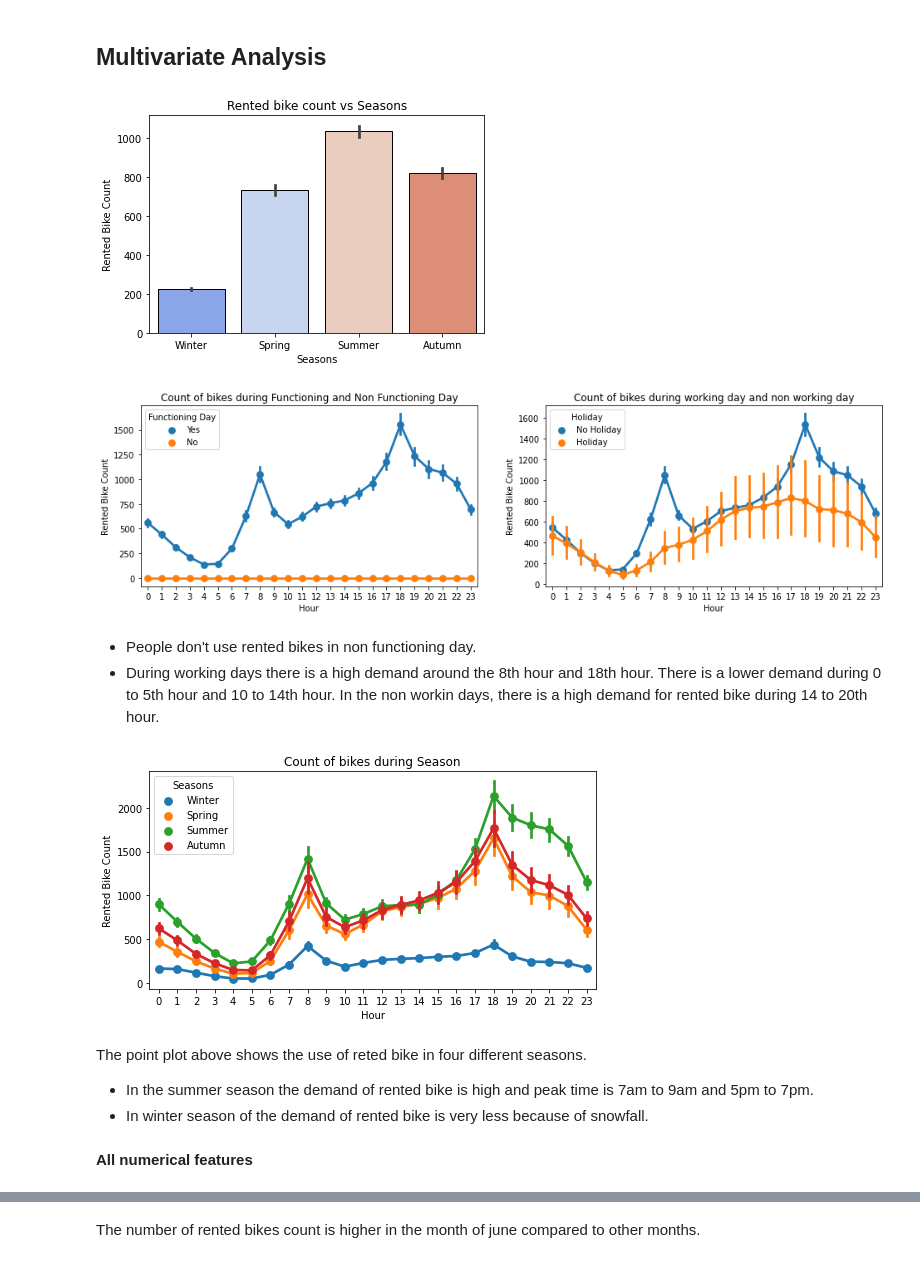
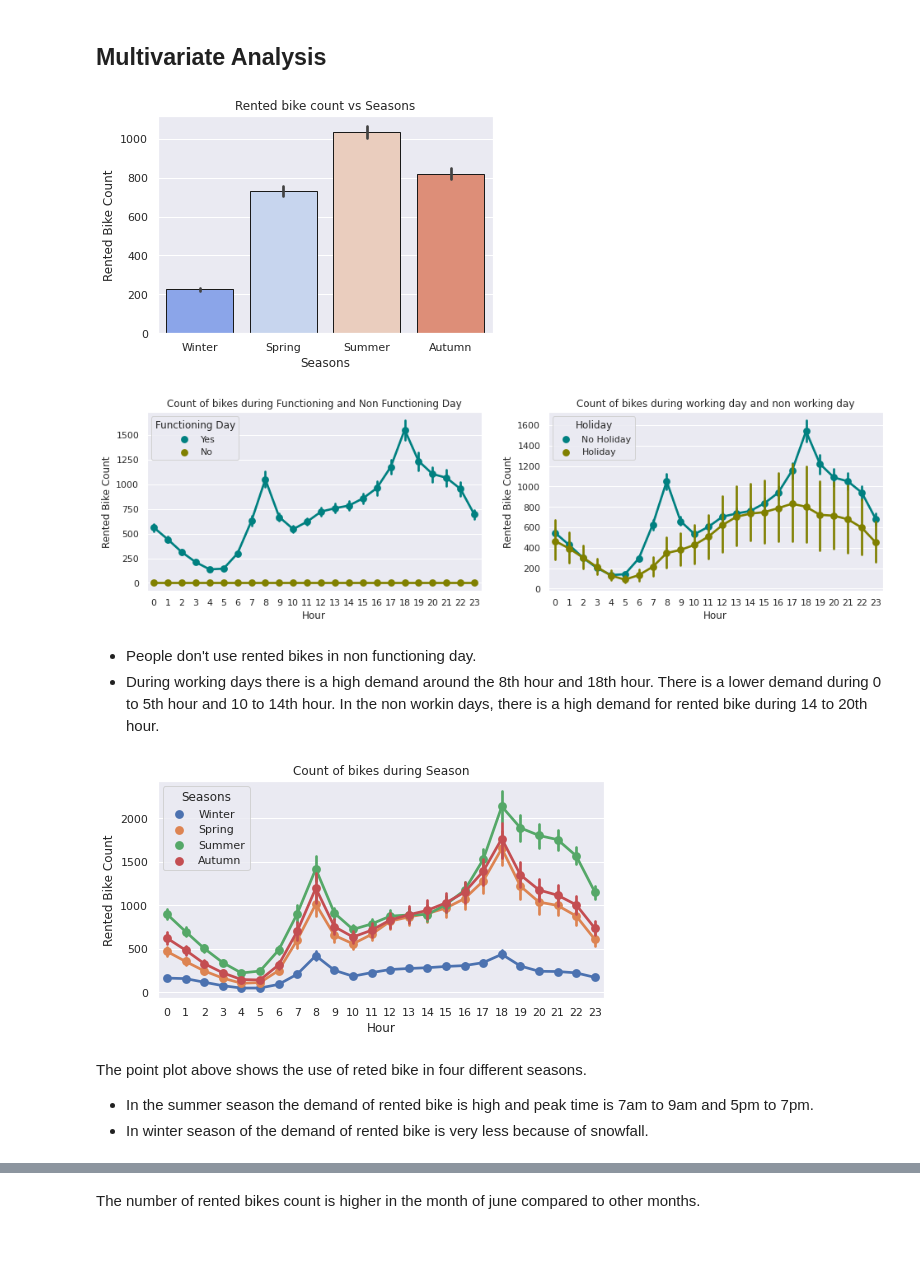
Before and after one commit to rahool010/Bike-Sharing-Demand-Prediction, a Jupyter notebook: Bike_Sharing_Demand_Prediction_Capstone_Project.ipynb, the cells around one changed output, grey strips where cells are left out. Cells and saved outputs as stored; diff of their text form; code cells hidden in the pictures.

```diff
--- a/Bike_Sharing_Demand_Prediction_Capstone_Project.ipynb
+++ b/Bike_Sharing_Demand_Prediction_Capstone_Project.ipynb
@@ -143,6 +143,7 @@ Name: Rented Bike Count, dtype: float64
 It looks like their might be some outliers in our variable if we observe the min, max, 25% and 75% values.
 # %%
 # checking the outliers using boxplot
+sns.set_theme(style='darkgrid')
 sns.boxplot(seoul_df['Rented Bike Count'])
 plt.xlabel('Rented bike count variable')
 plt.ylabel('Count')
@@ -178,6 +179,6 @@ Kurtosis: 0.853387
 # %% [markdown]
 Our dependant variable is positively skewed having value 1.153 and has peakedness of 0.853. Let's take square root of our dv and draw the plot. It will give us more clarification about data and we can visualize in a better way
 # %%
-# # square root transformation - much better transformation reduces skewness
-# seoul_df['Rented Bike Count'] = np.sqrt(seoul_df['Rented Bike Count'])
+# square root transformation - much better transformation reduces skewness
+seoul_df['Rented Bike Count'] = np.sqrt(seoul_df['Rented Bike Count'])
 # %%
@@ -294,19 +297,19 @@ sns.barplot(x='Seasons', y='Rented Bike Count', data=seoul_df,
 plt.title('Rented bike count vs Seasons')
 plt.show()
 # %% [output]
-[figure, old version]
+[figure, new version]
 # %%
 fig, (ax1,ax2) = plt.subplots(1,2,figsize=(16,4))
 
-sns.pointplot(x='Hour',y='Rented Bike Count',hue='Functioning Day', data=seoul_df, ax=ax1)
+sns.pointplot(x='Hour',y='Rented Bike Count',hue='Functioning Day', data=seoul_df, ax=ax1, palette=['teal','olive'])
 ax1.set_title('Count of bikes during Functioning and Non Functioning Day')
 
-sns.pointplot(x='Hour',y='Rented Bike Count',hue='Holiday', data=seoul_df, ax=ax2)
+sns.pointplot(x='Hour',y='Rented Bike Count',hue='Holiday', data=seoul_df, ax=ax2, palette=['teal','olive'])
 ax2.set_title('Count of bikes during working day and non working day')
 
 plt.show()
 # %% [output]
-[figure, old version]
+[figure, new version]
 # %% [markdown]
 * People don't use rented bikes in non functioning day.
 * During working days there is a high demand around the 8th hour and 18th hour. There is a lower demand during 0 to 5th hour and 10 to 14th hour.
@@ -318,10 +321,8 @@ sns.pointplot(data=seoul_df, x='Hour', y='Rented Bike Count', hue='Seasons')
 plt.title('Count of bikes during Season')
 plt.show()
 # %% [output]
-[figure, old version]
+[figure, new version]
 # %% [markdown]
 The point plot above shows the use of reted bike in four different seasons.
 * In the summer season the demand of rented bike is high and peak time is 7am to 9am and 5pm to 7pm.
 * In winter season of the demand of rented bike is very less because of snowfall.
-# %% [markdown]
-**All numerical features**
```
Also changed, not shown: parts of 114 cells of this notebook.
